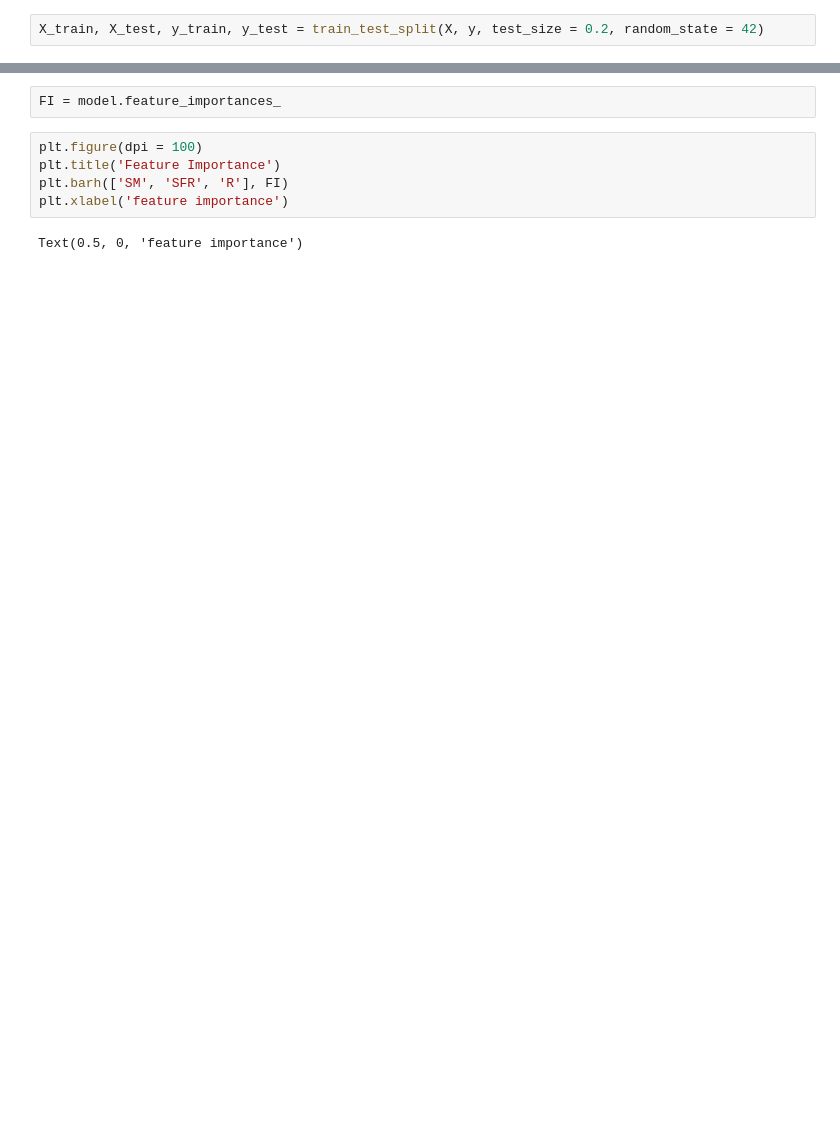
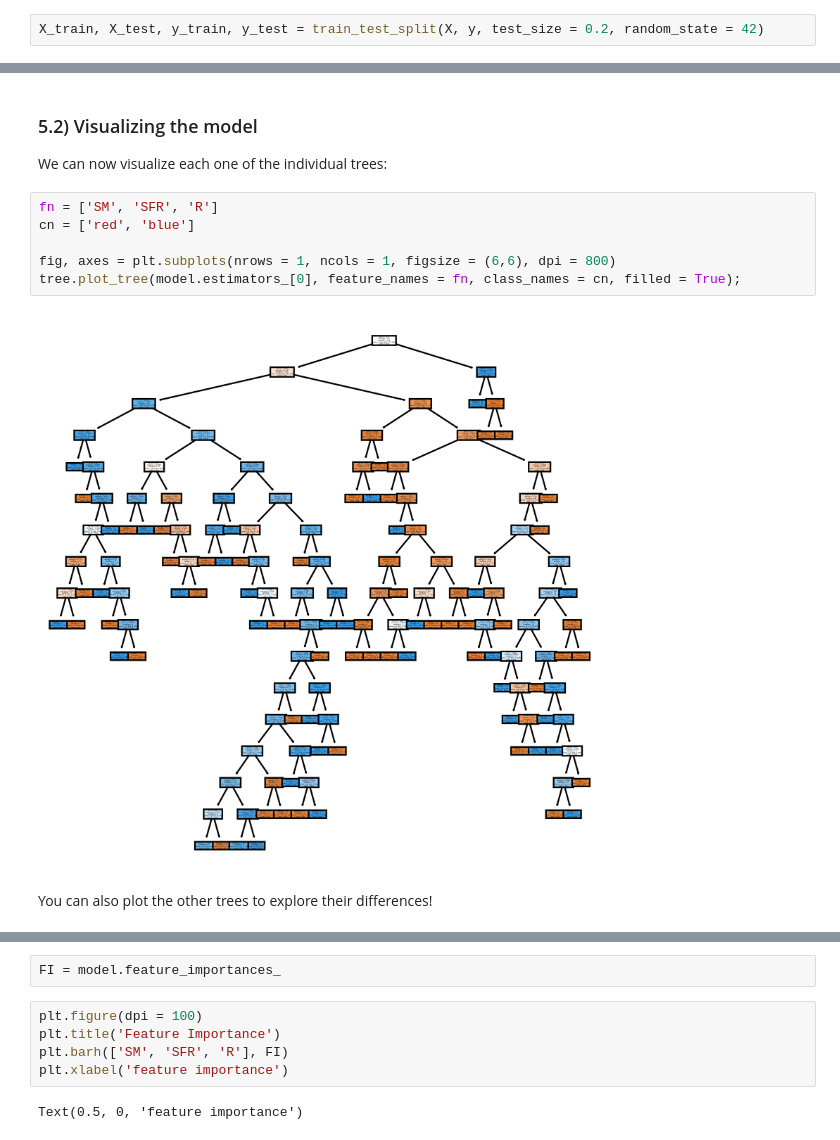
Before and after one commit to natalidesanti/ML4cosmology, a Jupyter notebook: notebooks/redXblue.ipynb, the cells around one changed output, grey strips where cells are left out. Saved outputs shown, nothing was run; the diff lists cells and outputs as text; blank space fills up the shorter version.

```diff
--- a/notebooks/redXblue.ipynb
+++ b/notebooks/redXblue.ipynb
@@ -200,0 +348,14 @@ RandomForestClassifier(class_weight='balanced', random_state=42)
+# %% [markdown]
+### 5.2) Visualizing the model
+
+We can now visualize each one of the individual trees:
+# %%
+fn = ['SM', 'SFR', 'R']
+cn = ['red', 'blue']
+
+fig, axes = plt.subplots(nrows = 1, ncols = 1, figsize = (6,6), dpi = 800)
+tree.plot_tree(model.estimators_[0], feature_names = fn, class_names = cn, filled = True);
+# %% [output]
+[figure, added]
+# %% [markdown]
+You can also plot the other trees to explore their differences!
```
Also changed, not shown: parts of 37 cells of this notebook.
